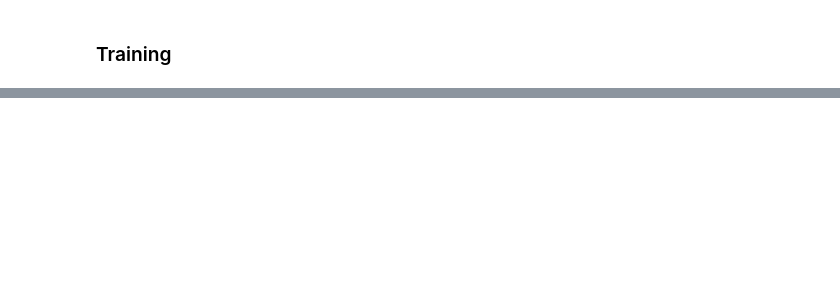
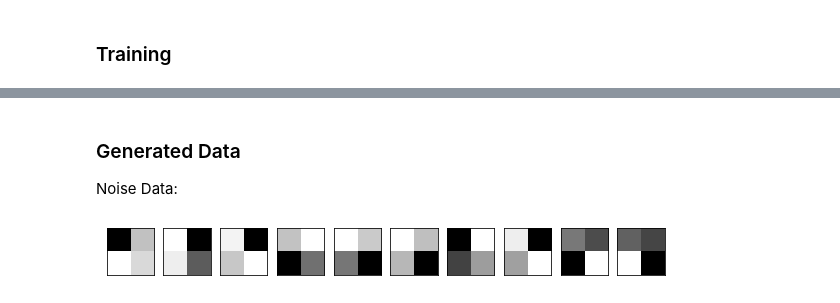
Before and after one commit to thomd/on-machine-learning, a Jupyter notebook: gan.ipynb, the cells around one changed output, grey strips where cells are left out. Cells and saved outputs as stored; diff of their text form; code cells hidden in the pictures; blank space fills up the shorter version.

```diff
--- a/gan.ipynb
+++ b/gan.ipynb
@@ -224,0 +236,9 @@ plt.show()
+# %% [markdown]
+### Generated Data
+
+Noise Data:
+# %%
+noise = [np.random.randn(2,2) for i in range(10)]
+mlplot.plot_gan_samples(noise, 1, 10);
+# %% [output]
+[figure, added]
```
Also changed, not shown: parts of 8 cells of this notebook, 2 other files.
